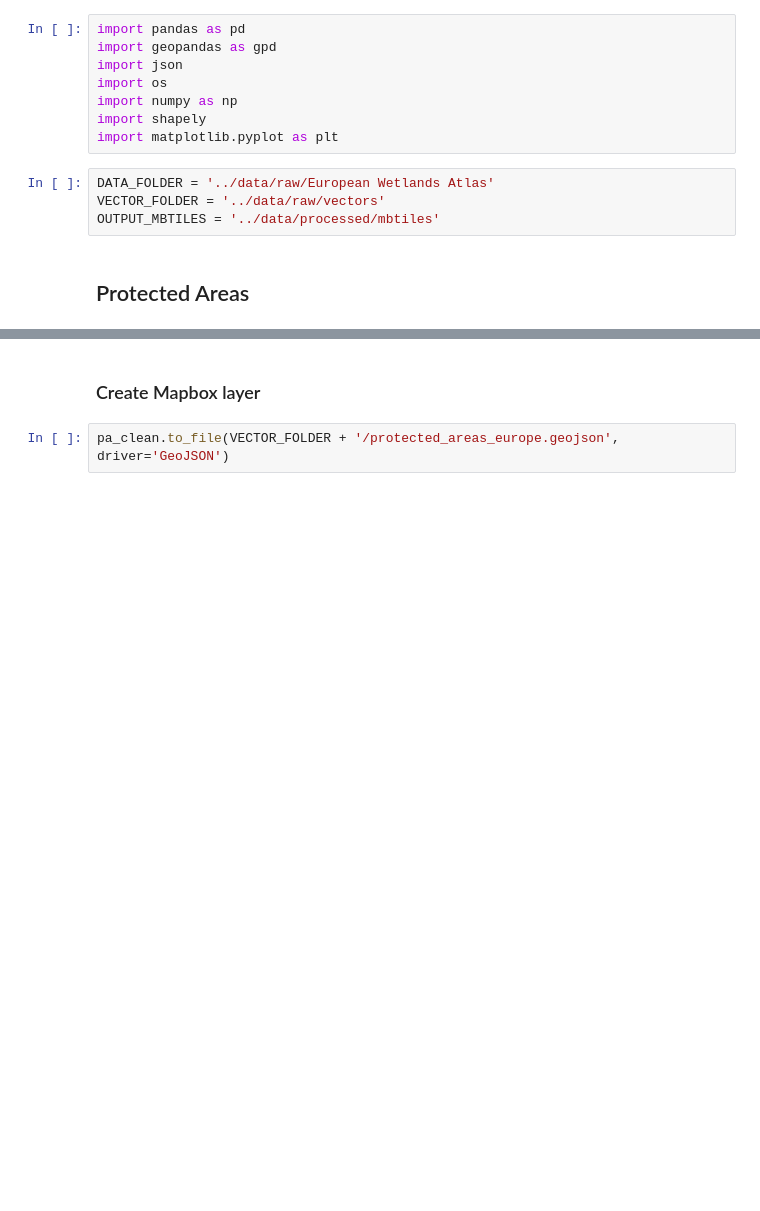
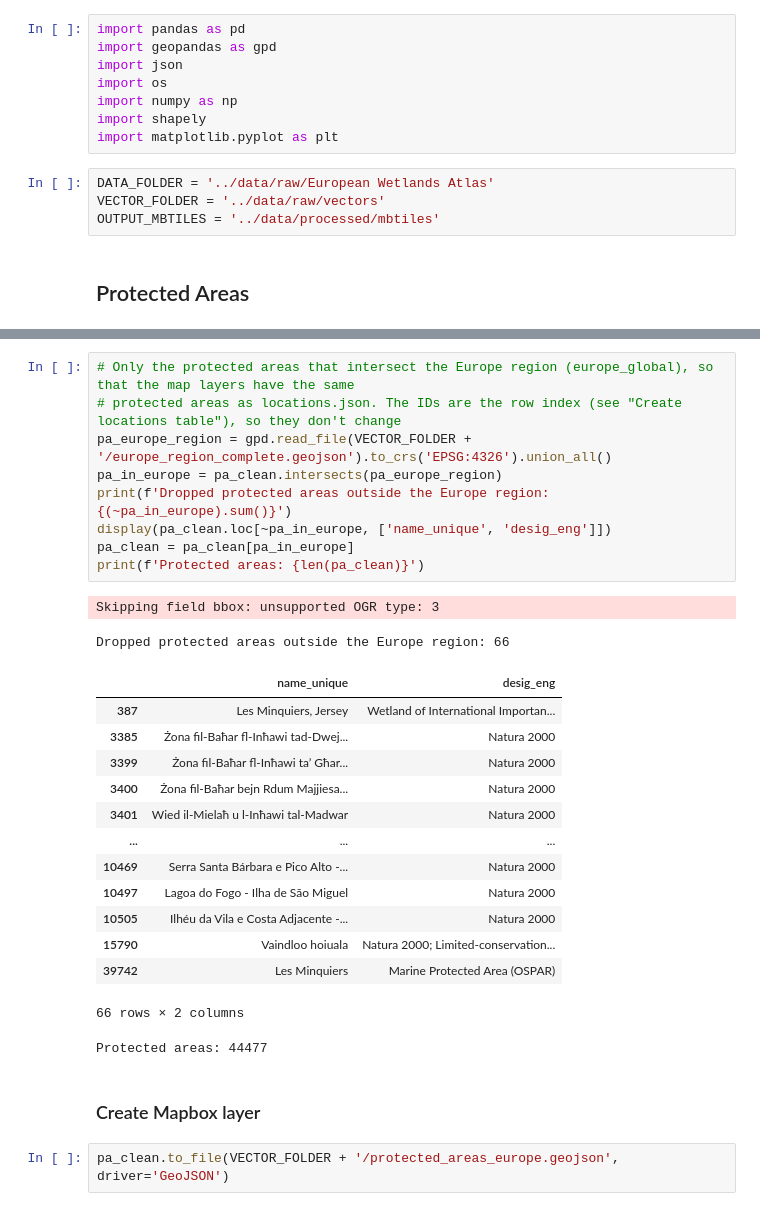
Before and after one commit to wetlands-international/wetlands-atlas, a Jupyter notebook: data-processing/notebooks/05b_europe_locations_preparations.ipynb, the cells around one changed output, grey strips where cells are left out. Saved outputs shown, nothing was run; the diff lists cells and outputs as text; blank space fills up the shorter version.

```diff
--- a/data-processing/notebooks/05b_europe_locations_preparations.ipynb
+++ b/data-processing/notebooks/05b_europe_locations_preparations.ipynb
@@ -42,6 +42,32 @@ pa_clean.head()
 | 2 | Mittlere Elbe | Landscape Protection Area | B - National and regional protect... | 0 | 0 | MULTIPOLYGON (((11.95172 51.934, ... | [11.67717983699998, 51.7105459503... |
 | 3 | Aspskär Islands | Wetland of International Importan... | A - Core international | 0 | 1 | MULTIPOLYGON (((26.43076 60.26086... | [26.350482843000066, 60.243201479... |
 | 4 | Söderskär and Långören Archipelago | Wetland of International Importan... | A - Core international | 0 | 1 | MULTIPOLYGON (((25.90243 60.11267... | [25.35880096700004, 60.0189923894... |
+# %%
+# Only the protected areas that intersect the Europe region (europe_global), so that the map layers have the same
+# protected areas as locations.json. The IDs are the row index (see "Create locations table"), so they don't change
+pa_europe_region = gpd.read_file(VECTOR_FOLDER + '/europe_region_complete.geojson').to_crs('EPSG:4326').union_all()
+pa_in_europe = pa_clean.intersects(pa_europe_region)
+print(f'Dropped protected areas outside the Europe region: {(~pa_in_europe).sum()}')
+display(pa_clean.loc[~pa_in_europe, ['name_unique', 'desig_eng']])
+pa_clean = pa_clean[pa_in_europe]
+print(f'Protected areas: {len(pa_clean)}')
+# %% [output]
+Skipping field bbox: unsupported OGR type: 3
+Dropped protected areas outside the Europe region: 66
+|  | name_unique | desig_eng |
+| 387 | Les Minquiers, Jersey | Wetland of International Importan... |
+| 3385 | Żona fil-Baħar fl-Inħawi tad-Dwej... | Natura 2000 |
+| 3399 | Żona fil-Baħar fl-Inħawi ta’ Għar... | Natura 2000 |
+| 3400 | Żona fil-Baħar bejn Rdum Majjiesa... | Natura 2000 |
+| 3401 | Wied il-Mielaħ u l-Inħawi tal-Madwar | Natura 2000 |
+| ... | ... | ... |
+| 10469 | Serra Santa Bárbara e Pico Alto -... | Natura 2000 |
+| 10497 | Lagoa do Fogo - Ilha de São Miguel | Natura 2000 |
+| 10505 | Ilhéu da Vila e Costa Adjacente -... | Natura 2000 |
+| 15790 | Vaindloo hoiuala | Natura 2000; Limited-conservation... |
+| 39742 | Les Minquiers | Marine Protected Area (OSPAR) |
+66 rows × 2 columns
+Protected areas: 44477
 # %% [markdown]
 ### Create Mapbox layer
 # %%
```
Also changed, not shown: parts of 4 cells of this notebook.
